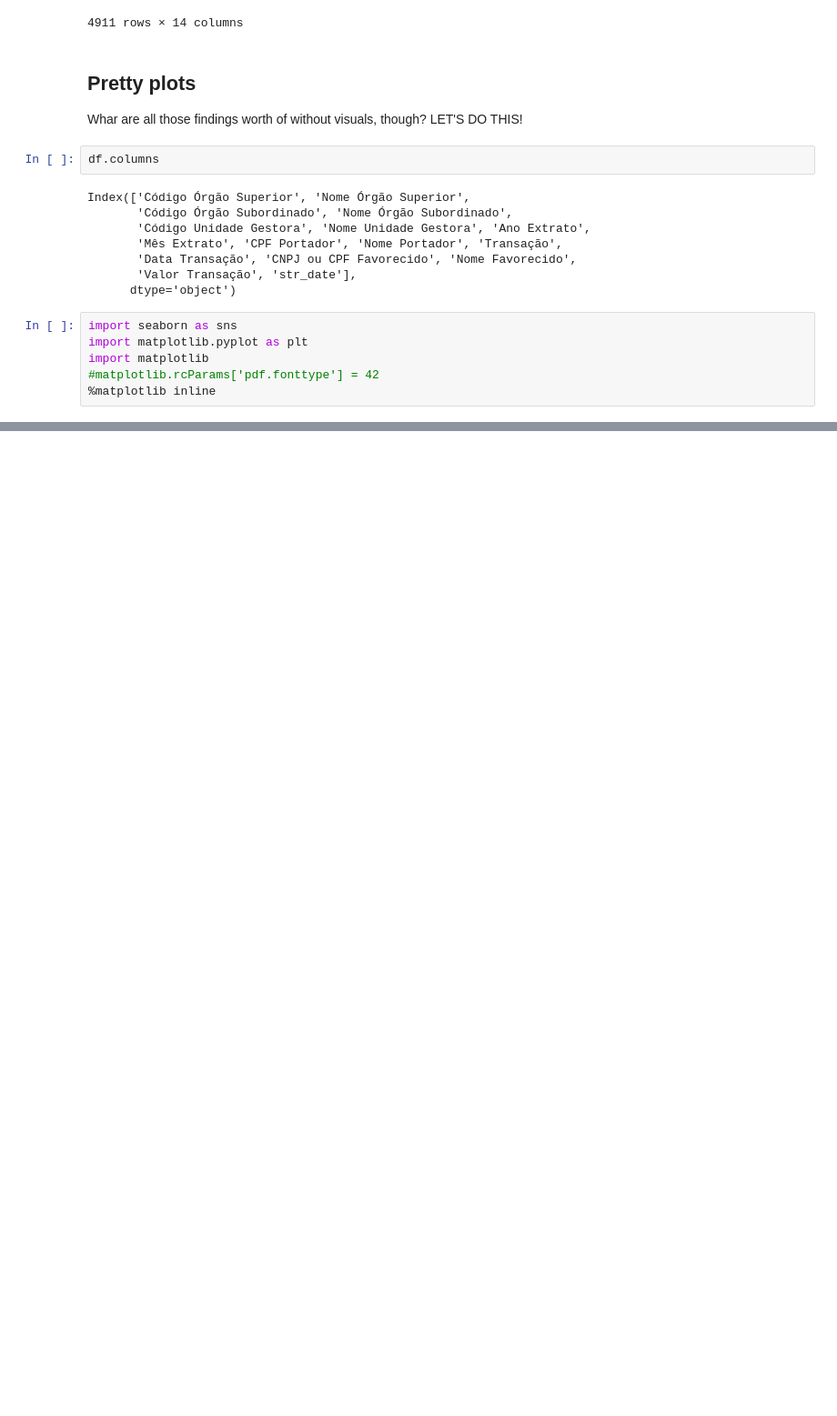
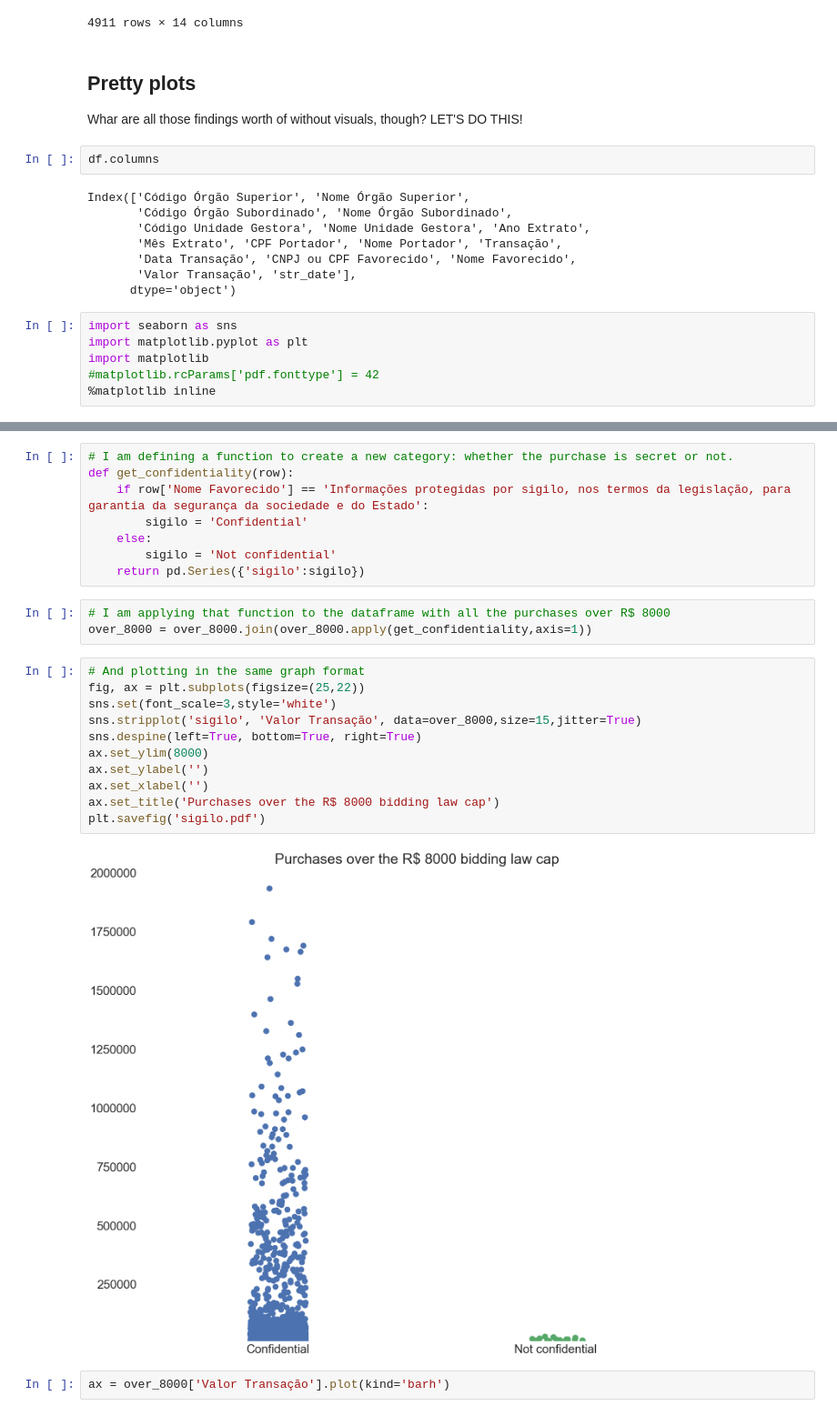
Before and after one commit to RodrigoMenegat/studio-projects, a Jupyter notebook: code/all-the-government-barbecues/analysis.ipynb, the cells around one changed output, grey strips where cells are left out. Shown: that part at 91% size. Saved outputs shown, nothing was run; the diff lists cells and outputs as text; blank space fills up the shorter version.

```diff
--- a/code/government-credit-cards/analysis.ipynb
+++ b/code/all-the-government-barbecues/analysis.ipynb
@@ -591,0 +593,26 @@ sns.lvplot('Ano Extrato', 'Valor Transação', data=churrasco,color='red')
+# %%
+# I am defining a function to create a new category: whether the purchase is secret or not.
+def get_confidentiality(row):
+    if row['Nome Favorecido'] == 'Informações protegidas por sigilo, nos termos da legislação, para garantia da segurança da sociedade e do Estado':
+        sigilo = 'Confidential'
+    else:
+        sigilo = 'Not confidential'
+    return pd.Series({'sigilo':sigilo})
+# %%
+# I am applying that function to the dataframe with all the purchases over R$ 8000
+over_8000 = over_8000.join(over_8000.apply(get_confidentiality,axis=1))
+# %%
+# And plotting in the same graph format
+fig, ax = plt.subplots(figsize=(25,22))
+sns.set(font_scale=3,style='white')
+sns.stripplot('sigilo', 'Valor Transação', data=over_8000,size=15,jitter=True)
+sns.despine(left=True, bottom=True, right=True)
+ax.set_ylim(8000)
+ax.set_ylabel('')
+ax.set_xlabel('')
+ax.set_title('Purchases over the R$ 8000 bidding law cap')
+plt.savefig('sigilo.pdf')
+# %% [output]
+[figure, added]
+# %%
+ax = over_8000['Valor Transação'].plot(kind='barh')
```
Also changed, not shown: parts of 6 cells of this notebook, 5 other files.
